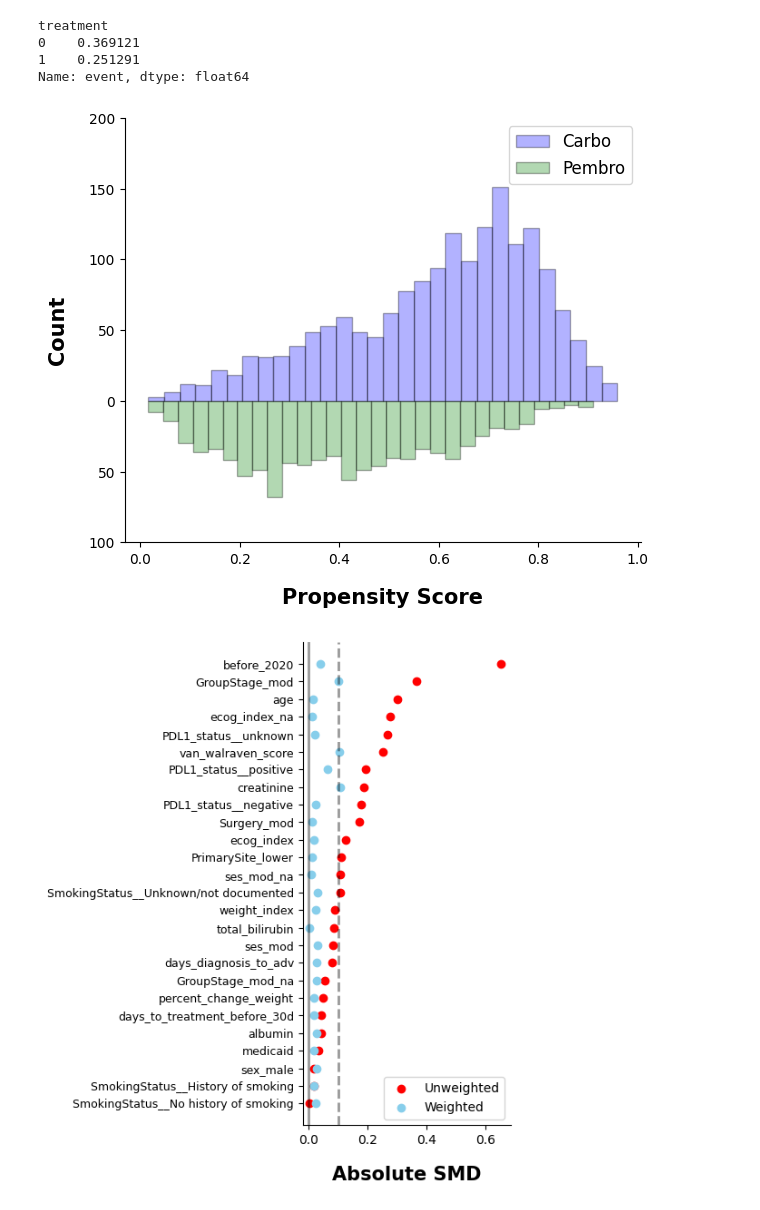
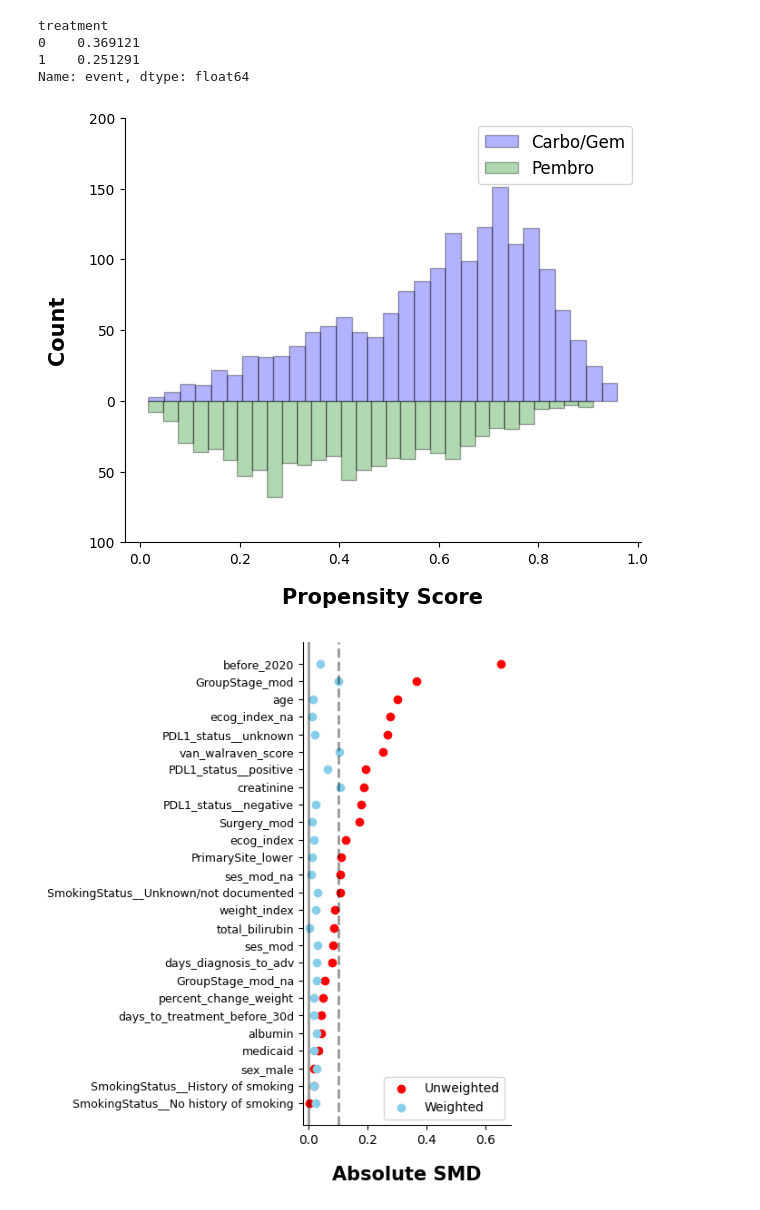
Before and after one commit to xavier-orcutt/io-heterogeneity, a Jupyter notebook: aUC/notebooks/os_above_threshold.ipynb, the cells around one changed output. Drawn from its saved outputs; the diff is of its cells as text; code cells hidden in the pictures.

```diff
--- a/aUC/notebooks/os_above_threshold.ipynb
+++ b/aUC/notebooks/os_above_threshold.ipynb
@@ -121,20 +121,20 @@ iptw_df = estimator.transform()
 # %%
 ps_fig = estimator.propensity_score_plot(bins = 30)
 
 ax = ps_fig.axes[0]
 
 ax.set_xlabel('Propensity Score', fontsize = 15)
 ax.set_ylabel('Count', fontsize = 15)
 ax.set_title('')
 ps_fig.set_size_inches(6, 6)
 
 handles, labels = ax.get_legend_handles_labels()
-label_map = {'Treatment': 'Carbo', 'Control': 'Pembro'}
+label_map = {'Treatment': 'Carbo/Gem', 'Control': 'Pembro'}
 ax.legend(handles, [label_map.get(l, l) for l in labels], prop={'size': 12})
 
 ps_fig
 # %% [output]
-[figure, old version]
+[figure, new version]
 # %%
 _, smd_fig = estimator.standardized_mean_differences(return_fig = True)
 
```
Also changed, not shown: parts of 5 cells of this notebook, 2 other files.
